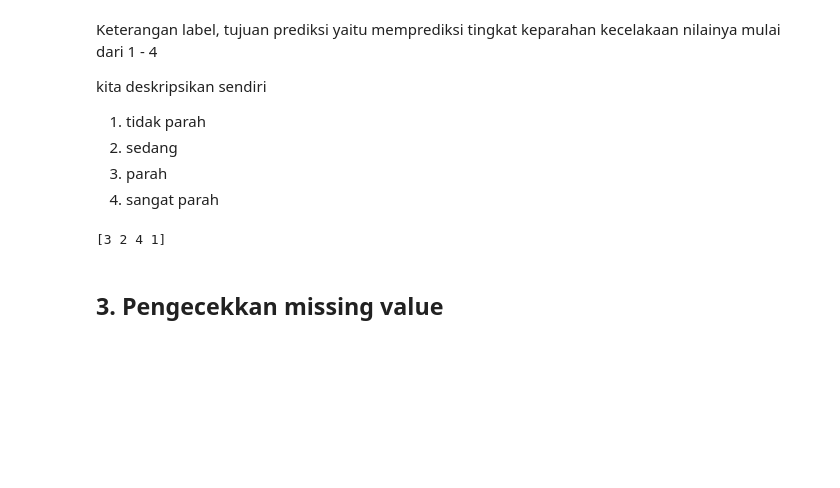
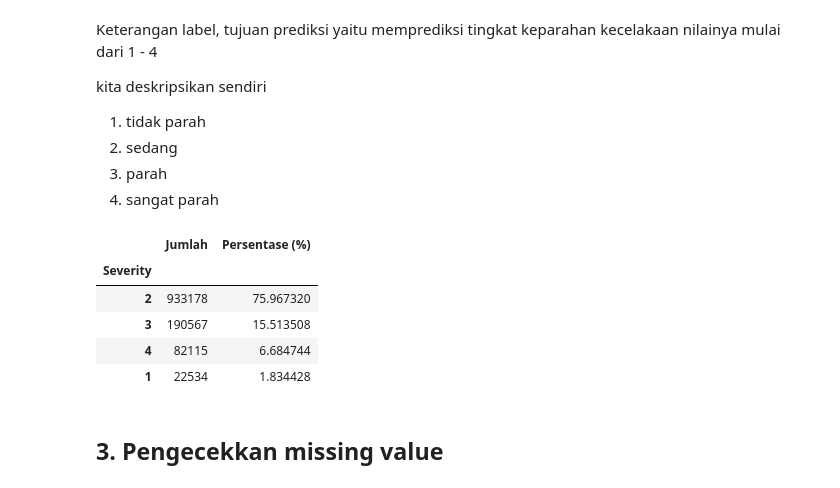
Before and after one commit to Salwa-pratama/data-mining2, a Jupyter notebook: syntax/project1.ipynb, the cells around one changed output. Cells and saved outputs as stored; diff of their text form; code cells hidden in the pictures; blank space fills up the shorter version.

Commit message:
menambahkan untuk menampilkan class imbalance

```diff
--- a/syntax/project1.ipynb
+++ b/syntax/project1.ipynb
@@ -96,12 +96,28 @@ kita deskripsikan sendiri
 2. sedang
 3. parah
 4. sangat parah
-# %%
-label = df['Severity']
-
-print(label.unique())
-# %% [output]
-[3 2 4 1]
+# %%
+label = df['Severity']
+
+# 1. Bikin Series-nya
+jumlah_perlabel = label.value_counts()
+persentase = label.value_counts(normalize=True) * 100
+
+# 2. Gabungkan langsung menjadi DataFrame
+df_lebel_report = pd.DataFrame({
+    "Jumlah" : jumlah_perlabel,
+    "Persentase (%)" : persentase
+})
+
+# Menampilkan hasil
+df_lebel_report
+# %% [output]
+|  | Jumlah | Persentase (%) |
+| Severity |  |  |
+| 2 | 933178 | 75.967320 |
+| 3 | 190567 | 15.513508 |
+| 4 | 82115 | 6.684744 |
+| 1 | 22534 | 1.834428 |
 # %% [markdown]
 ## 3. Pengecekkan missing value
 # %%
```
Also changed, not shown: parts of 15 cells of this notebook, 1 other file.
